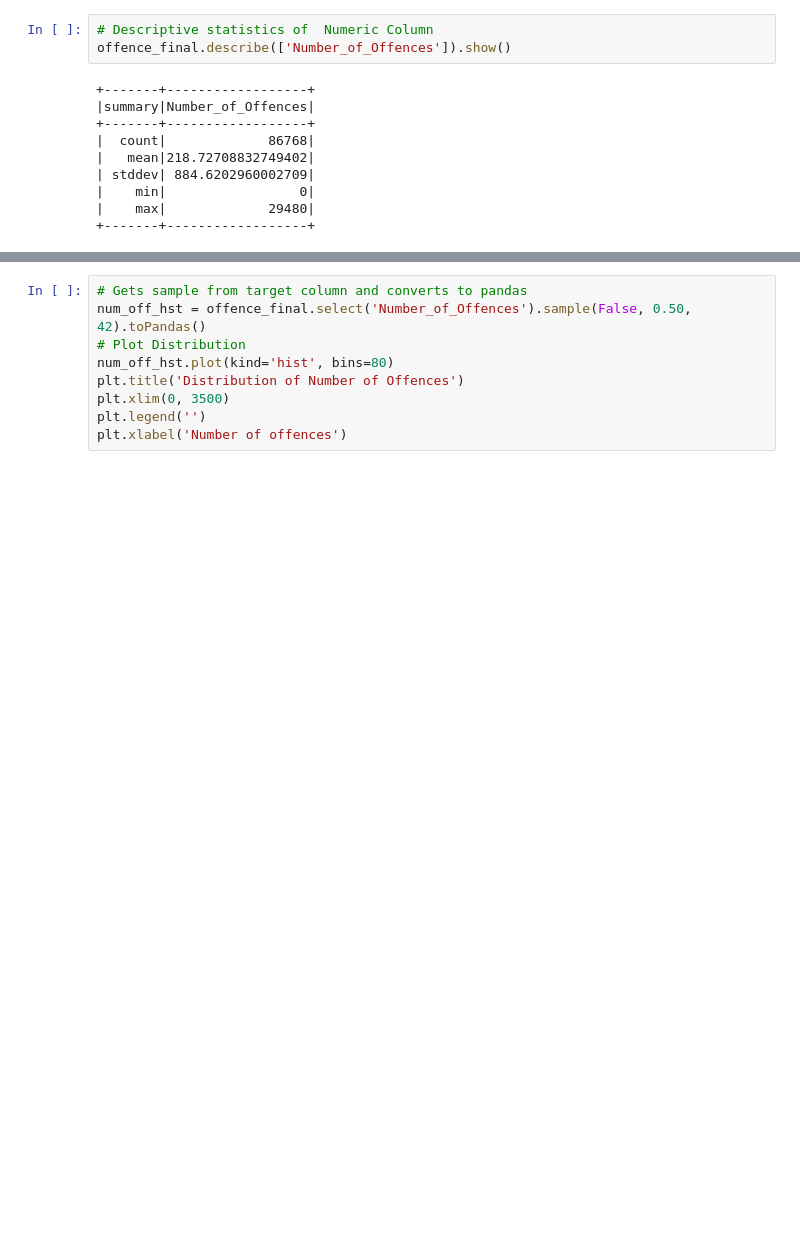
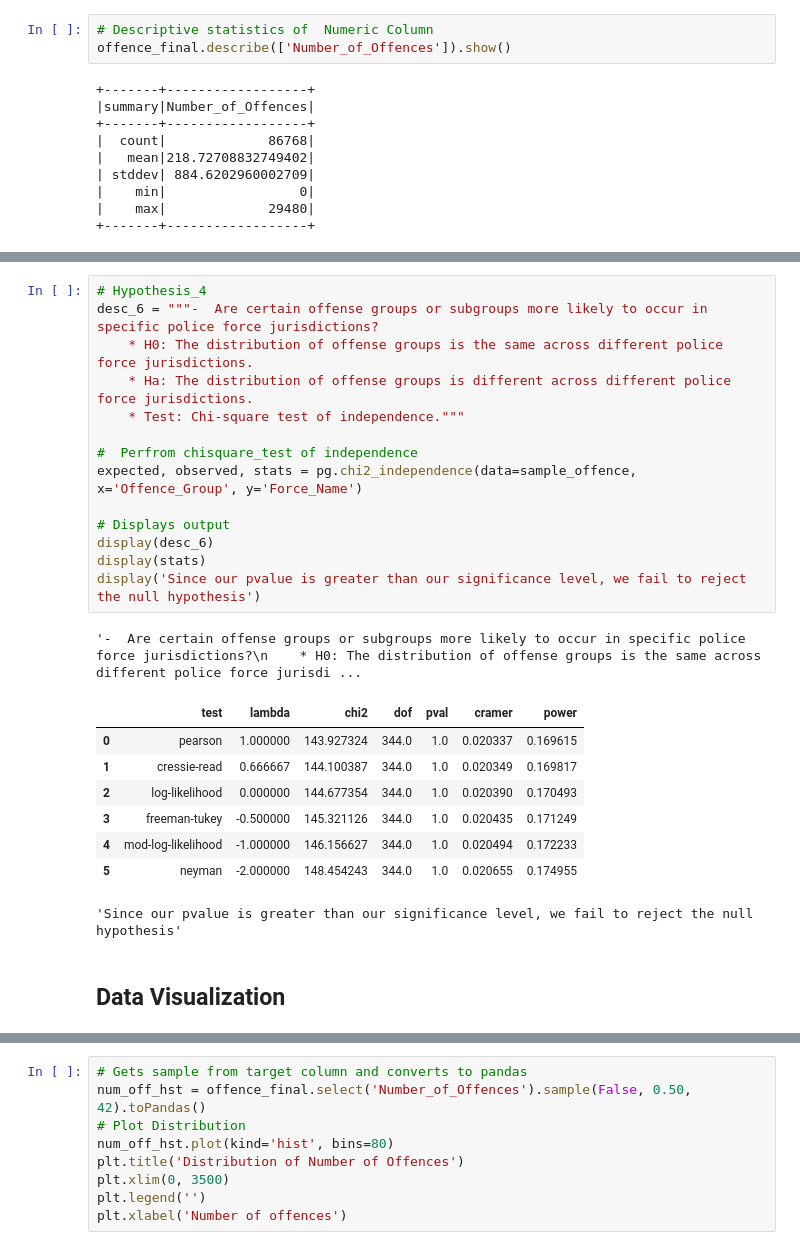
Before and after one commit to ezekay30/Crime_analysis, a Jupyter notebook: msc_data_analysis/notebook.ipynb, the cells around one changed output, grey strips where cells are left out. Cells and saved outputs as stored; diff of their text form; blank space fills up the shorter version.

```diff
--- a/msc_data_analysis/notebook.ipynb
+++ b/msc_data_analysis/notebook.ipynb
@@ -167,3 +315,29 @@ offence_final.describe(['Number_of_Offences']).show()
+# %%
+# Hypothesis_4
+desc_6 = """-  Are certain offense groups or subgroups more likely to occur in specific police force jurisdictions?
+    * H0: The distribution of offense groups is the same across different police force jurisdictions.
+    * Ha: The distribution of offense groups is different across different police force jurisdictions.
+    * Test: Chi-square test of independence."""
+
+#  Perfrom chisquare_test of independence
+expected, observed, stats = pg.chi2_independence(data=sample_offence, x='Offence_Group', y='Force_Name')
+
+# Displays output
+display(desc_6)
+display(stats)
+display('Since our pvalue is greater than our significance level, we fail to reject the null hypothesis')
+# %% [output]
+'-  Are certain offense groups or subgroups more likely to occur in specific police force jurisdictions?\n    * H0: The distribution of offense groups is the same across different police force jurisdi ...
+|  | test | lambda | chi2 | dof | pval | cramer | power |
+| 0 | pearson | 1.000000 | 143.927324 | 344.0 | 1.0 | 0.020337 | 0.169615 |
+| 1 | cressie-read | 0.666667 | 144.100387 | 344.0 | 1.0 | 0.020349 | 0.169817 |
+| 2 | log-likelihood | 0.000000 | 144.677354 | 344.0 | 1.0 | 0.020390 | 0.170493 |
+| 3 | freeman-tukey | -0.500000 | 145.321126 | 344.0 | 1.0 | 0.020435 | 0.171249 |
+| 4 | mod-log-likelihood | -1.000000 | 146.156627 | 344.0 | 1.0 | 0.020494 | 0.172233 |
+| 5 | neyman | -2.000000 | 148.454243 | 344.0 | 1.0 | 0.020655 | 0.174955 |
+'Since our pvalue is greater than our significance level, we fail to reject the null hypothesis'
+# %% [markdown]
+## Data Visualization
 # %%
 # Sample target columns from dataframe
 sct = offence_final.select('Financial_Year', 'Number_of_Offences').sample(False, 0.50, 42).toPandas()
```
Also changed, not shown: parts of 20 cells of this notebook, 4 other files.
